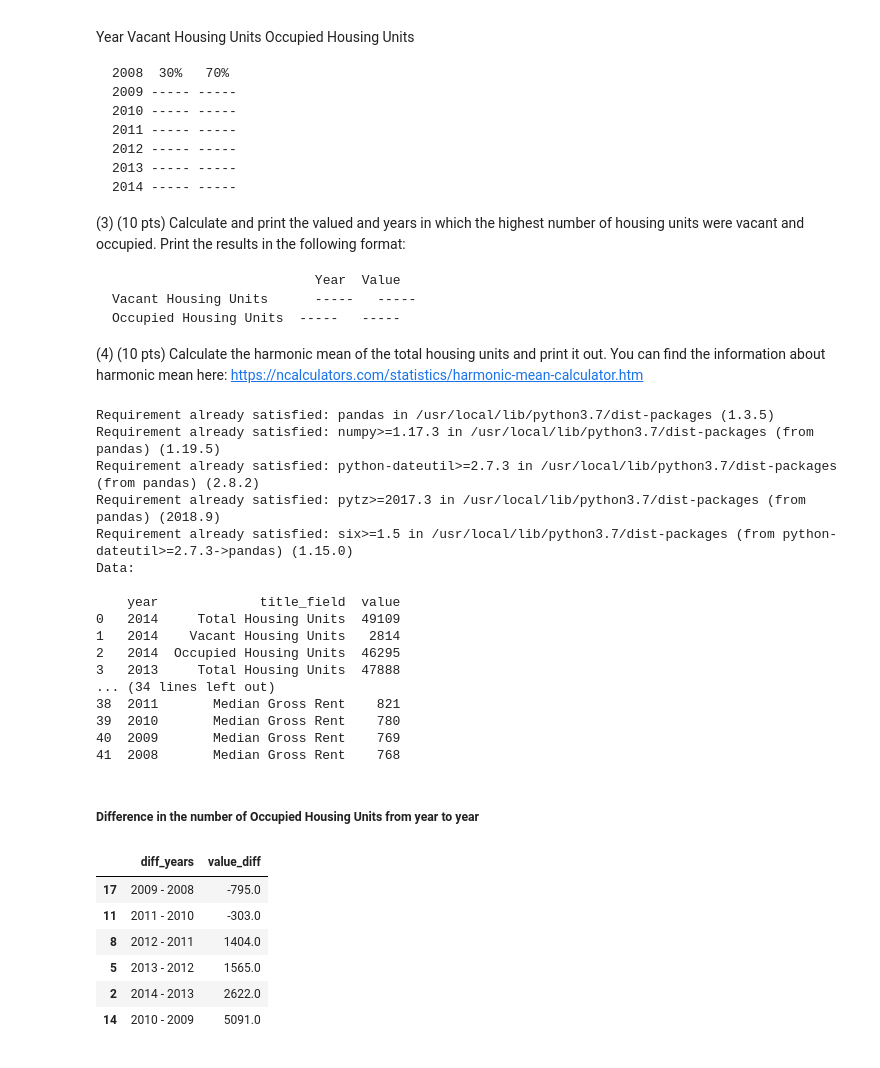
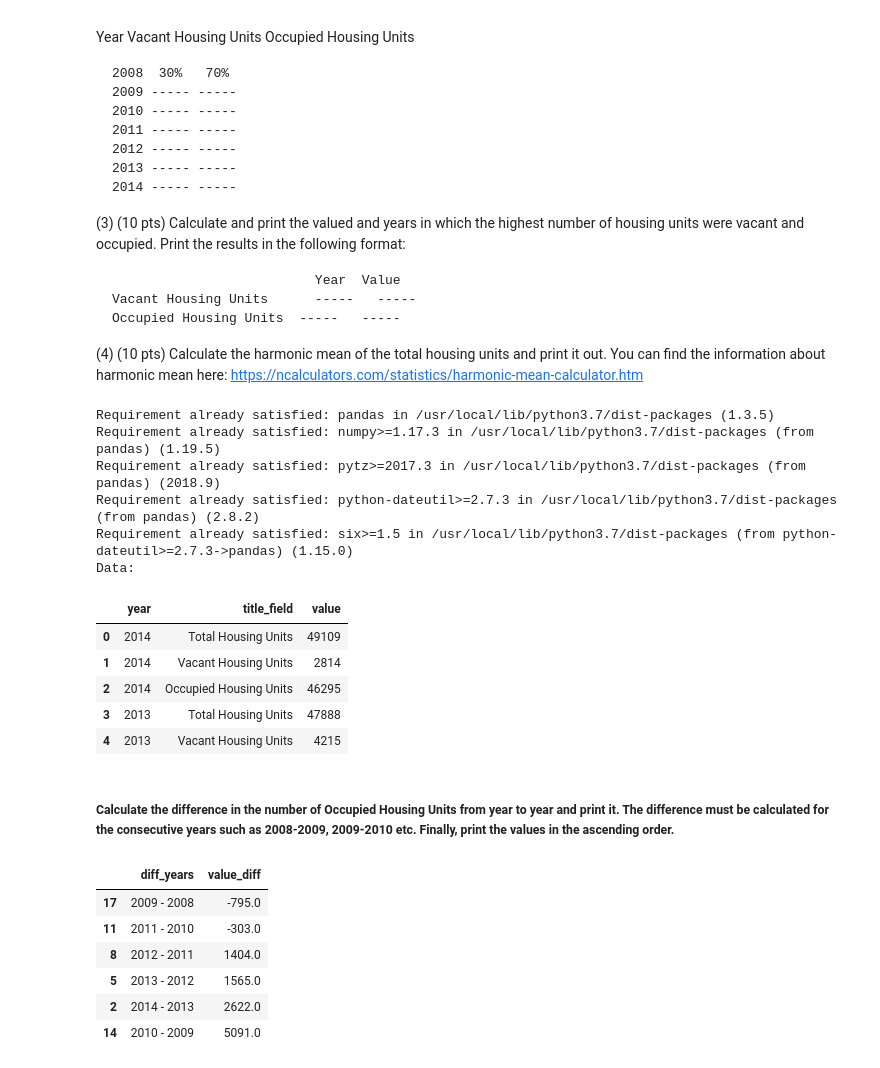
Before and after one commit to vish063/INFO-5731, a Jupyter notebook: INFO5731_Assignment_One_Vishnu_Boddeboina.ipynb, the cells around one changed output. Cells and saved outputs as stored; diff of their text form; code cells hidden in the pictures.

```diff
--- a/INFO5731_Assignment_One_Vishnu_Boddeboina.ipynb
+++ b/INFO5731_Assignment_One_Vishnu_Boddeboina.ipynb
@@ -153,32 +159,27 @@ Year Vacant Housing Units Occupied Housing Units
 # %%
 !pip install pandas
 import pandas as pd
 import numpy as np
 
 url="https://raw.githubusercontent.com/unt-iialab/info5731-spring2022/main/assignments/Assignment1_denton_housing.csv"
 data = pd.read_csv(url)
 print('Data: \n')
-print(data)
+data.head()
 # %% [output]
 Requirement already satisfied: pandas in /usr/local/lib/python3.7/dist-packages (1.3.5)
 Requirement already satisfied: numpy>=1.17.3 in /usr/local/lib/python3.7/dist-packages (from pandas) (1.19.5)
+Requirement already satisfied: pytz>=2017.3 in /usr/local/lib/python3.7/dist-packages (from pandas) (2018.9)
 Requirement already satisfied: python-dateutil>=2.7.3 in /usr/local/lib/python3.7/dist-packages (from pandas) (2.8.2)
-Requirement already satisfied: pytz>=2017.3 in /usr/local/lib/python3.7/dist-packages (from pandas) (2018.9)
 Requirement already satisfied: six>=1.5 in /usr/local/lib/python3.7/dist-packages (from python-dateutil>=2.7.3->pandas) (1.15.0)
 Data:
-
-    year             title_field  value
-0   2014     Total Housing Units  49109
-1   2014    Vacant Housing Units   2814
-2   2014  Occupied Housing Units  46295
-3   2013     Total Housing Units  47888
-... (34 lines left out)
-38  2011       Median Gross Rent    821
-39  2010       Median Gross Rent    780
-40  2009       Median Gross Rent    769
-41  2008       Median Gross Rent    768
+|  | year | title_field | value |
+| 0 | 2014 | Total Housing Units | 49109 |
+| 1 | 2014 | Vacant Housing Units | 2814 |
+| 2 | 2014 | Occupied Housing Units | 46295 |
+| 3 | 2013 | Total Housing Units | 47888 |
+| 4 | 2013 | Vacant Housing Units | 4215 |
-# %% [markdown]
-#####  Difference in the number of Occupied Housing Units from year to year
+# %% [markdown]
+#####  Calculate the difference in the number of Occupied Housing Units from year to year and print it. The difference must be calculated for the consecutive years such as 2008-2009, 2009-2010 etc. Finally, print the values in the ascending order.
 # %%
 occu_housing_units = data[data['title_field'] == 'Occupied Housing Units']
 occu_housing_units = occu_housing_units.sort_values(by='year', ascending=True)
```
Also changed, not shown: parts of 2 cells of this notebook.
